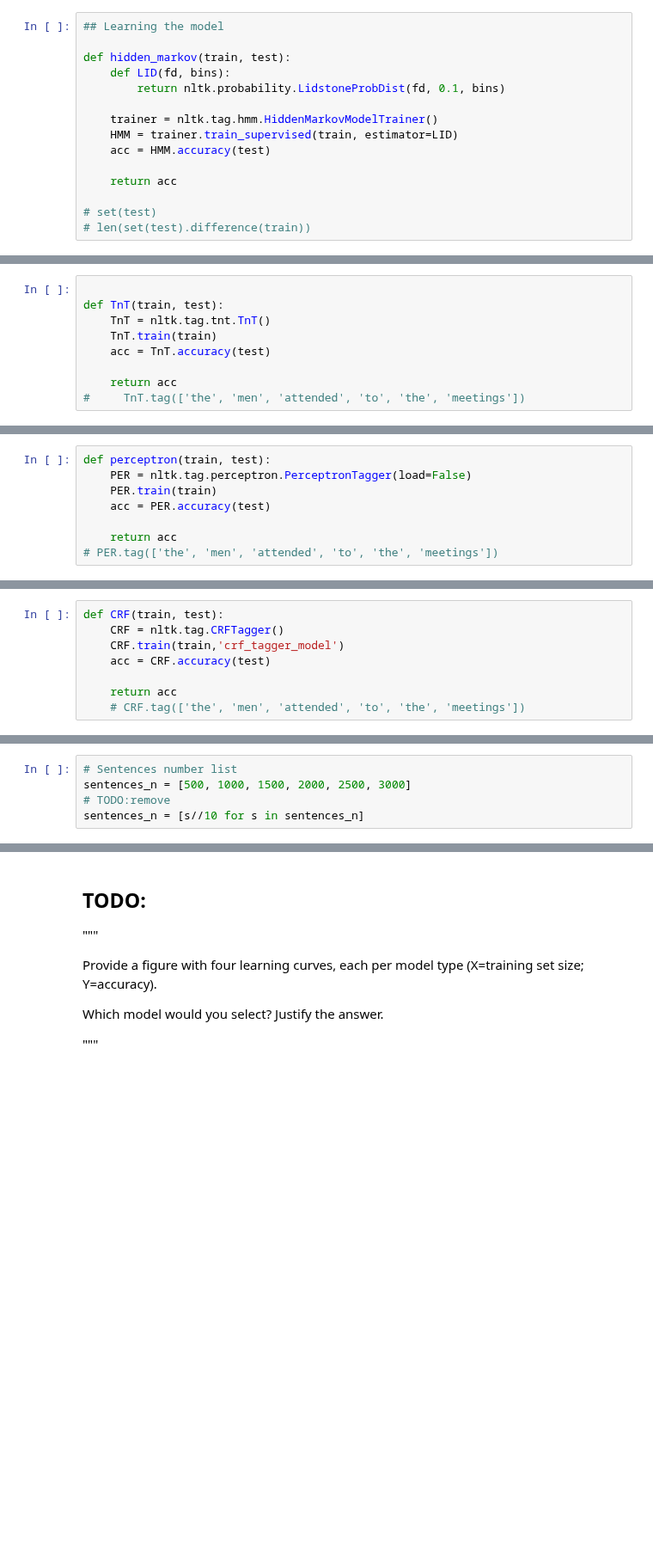
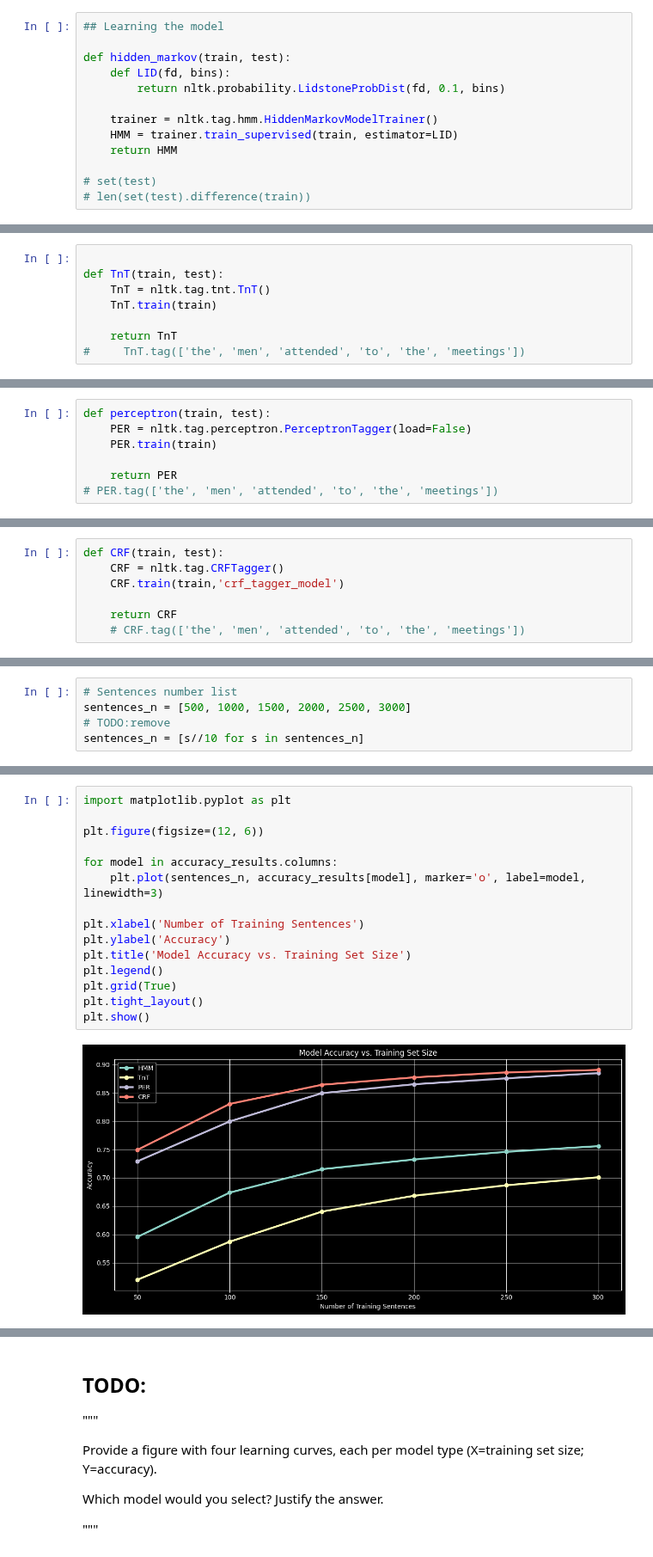
Before and after one commit to ZachParent/mai-intro-to-human-language-technologies, a Jupyter notebook: lab4/lab4.ipynb, the cells around one changed output, grey strips where cells are left out. Shown at 86% size. Drawn from its saved outputs; the diff is of its cells as text; blank space fills up the shorter version.

Commit message:
add some initial plots

```diff
--- a/lab4/lab4.ipynb
+++ b/lab4/lab4.ipynb
@@ -65,9 +68,7 @@ def hidden_markov(train, test):
 
     trainer = nltk.tag.hmm.HiddenMarkovModelTrainer()
     HMM = trainer.train_supervised(train, estimator=LID)
-    acc = HMM.accuracy(test)
-
-    return acc
+    return HMM
 
 # set(test)
 # len(set(test).difference(train))
@@ -81,9 +82,8 @@ def hidden_markov(train, test):
 def TnT(train, test):
     TnT = nltk.tag.tnt.TnT()
     TnT.train(train)
-    acc = TnT.accuracy(test)
 
-    return acc
+    return TnT
 #     TnT.tag(['the', 'men', 'attended', 'to', 'the', 'meetings'])
 # %% [markdown]
 # Perceptron
@@ -91,9 +91,8 @@ def TnT(train, test):
 def perceptron(train, test):
     PER = nltk.tag.perceptron.PerceptronTagger(load=False)
     PER.train(train)
-    acc = PER.accuracy(test)
 
-    return acc
+    return PER
 # PER.tag(['the', 'men', 'attended', 'to', 'the', 'meetings'])
 # %% [markdown]
 # CRF
@@ -103,9 +102,8 @@ def perceptron(train, test):
 def CRF(train, test):
     CRF = nltk.tag.CRFTagger()
     CRF.train(train,'crf_tagger_model')
-    acc = CRF.accuracy(test)
 
-    return acc
+    return CRF
     # CRF.tag(['the', 'men', 'attended', 'to', 'the', 'meetings'])
 # %% [markdown]
 ## Train all models with different sentences number
@@ -153,0 +163,17 @@ Name: 5, dtype: float64
+# %%
+import matplotlib.pyplot as plt
+
+plt.figure(figsize=(12, 6))
+
+for model in accuracy_results.columns:
+    plt.plot(sentences_n, accuracy_results[model], marker='o', label=model, linewidth=3)
+
+plt.xlabel('Number of Training Sentences')
+plt.ylabel('Accuracy')
+plt.title('Model Accuracy vs. Training Set Size')
+plt.legend()
+plt.grid(True)
+plt.tight_layout()
+plt.show()
+# %% [output]
+[figure, added]
```
Also changed, not shown: parts of 7 cells of this notebook.
